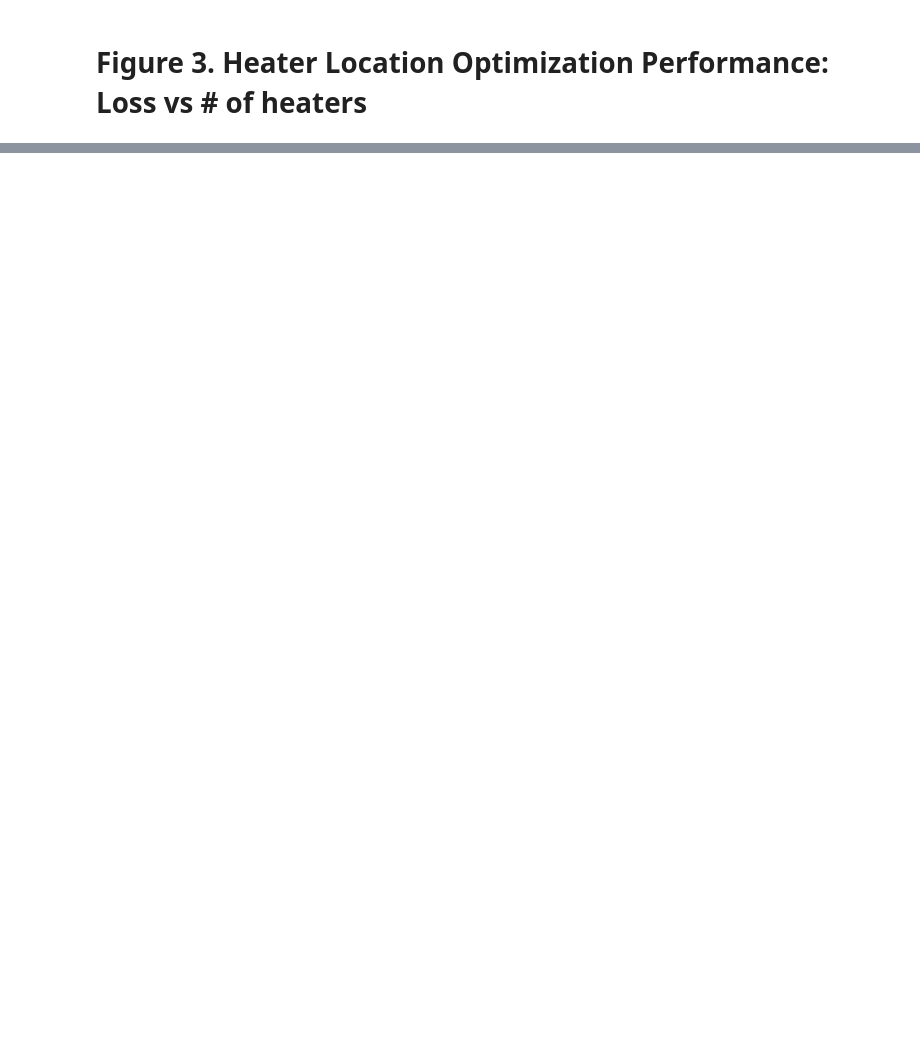
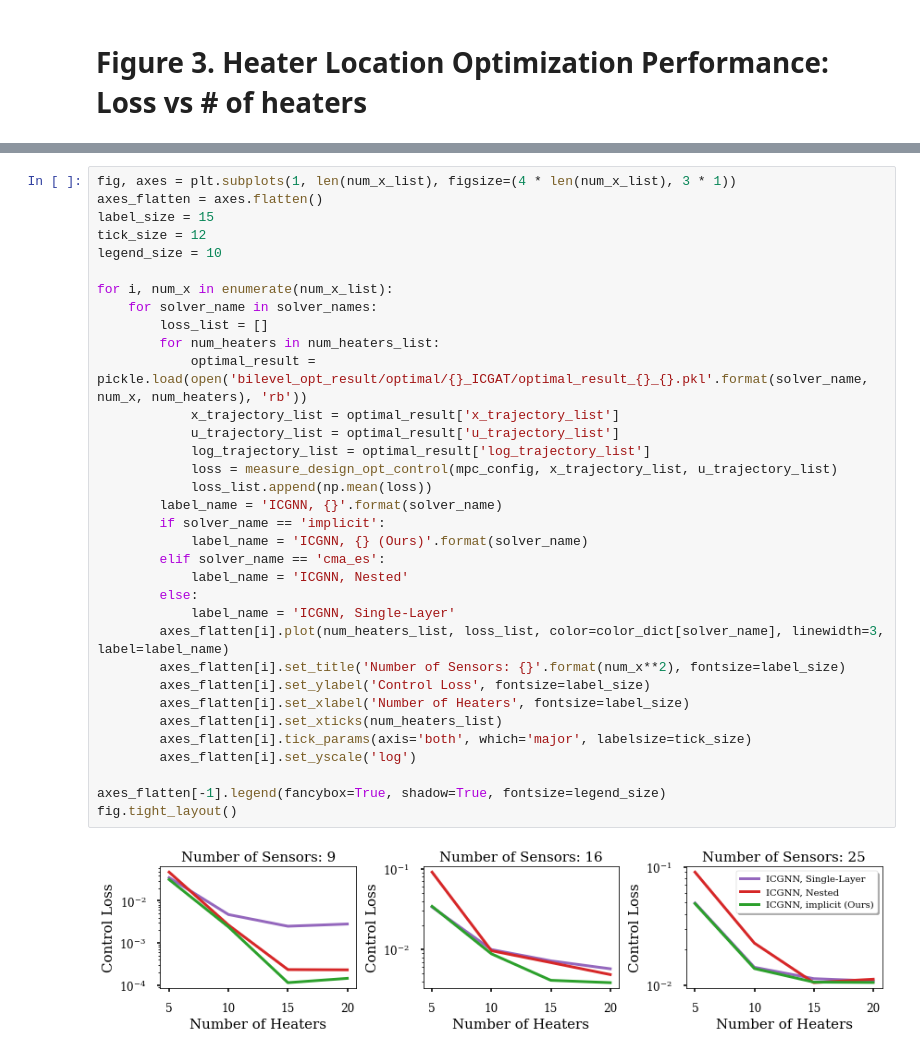
Before and after one commit to song970407/bilevel_design_opt, a Jupyter notebook: figures_practice.ipynb, the cells around one changed output, grey strips where cells are left out. Drawn from its saved outputs; the diff is of its cells as text; blank space fills up the shorter version.

```diff
--- a/figures_practice.ipynb
+++ b/figures_practice.ipynb
@@ -266,0 +291,36 @@ FileNotFoundError: [Errno 2] No such file or directory: 'design_opt_experiment/4
+# %%
+fig, axes = plt.subplots(1, len(num_x_list), figsize=(4 * len(num_x_list), 3 * 1))
+axes_flatten = axes.flatten()
+label_size = 15
+tick_size = 12
+legend_size = 10
+
+for i, num_x in enumerate(num_x_list):
+    for solver_name in solver_names:
+        loss_list = []
+        for num_heaters in num_heaters_list:
+            optimal_result = pickle.load(open('bilevel_opt_result/optimal/{}_ICGAT/optimal_result_{}_{}.pkl'.format(solver_name, num_x, num_heaters), 'rb'))
+            x_trajectory_list = optimal_result['x_trajectory_list']
+            u_trajectory_list = optimal_result['u_trajectory_list']
+            log_trajectory_list = optimal_result['log_trajectory_list']
+            loss = measure_design_opt_control(mpc_config, x_trajectory_list, u_trajectory_list)
+            loss_list.append(np.mean(loss))
+        label_name = 'ICGNN, {}'.format(solver_name)
+        if solver_name == 'implicit':
+            label_name = 'ICGNN, {} (Ours)'.format(solver_name)
+        elif solver_name == 'cma_es':
+            label_name = 'ICGNN, Nested'
+        else:
+            label_name = 'ICGNN, Single-Layer'
+        axes_flatten[i].plot(num_heaters_list, loss_list, color=color_dict[solver_name], linewidth=3, label=label_name)
+        axes_flatten[i].set_title('Number of Sensors: {}'.format(num_x**2), fontsize=label_size)
+        axes_flatten[i].set_ylabel('Control Loss', fontsize=label_size)
+        axes_flatten[i].set_xlabel('Number of Heaters', fontsize=label_size)
+        axes_flatten[i].set_xticks(num_heaters_list)
+        axes_flatten[i].tick_params(axis='both', which='major', labelsize=tick_size)
+        axes_flatten[i].set_yscale('log')
+
+axes_flatten[-1].legend(fancybox=True, shadow=True, fontsize=legend_size)
+fig.tight_layout()
+# %% [output]
+[figure, added]
```
Also changed, not shown: parts of 10 cells of this notebook, 17 other files.
